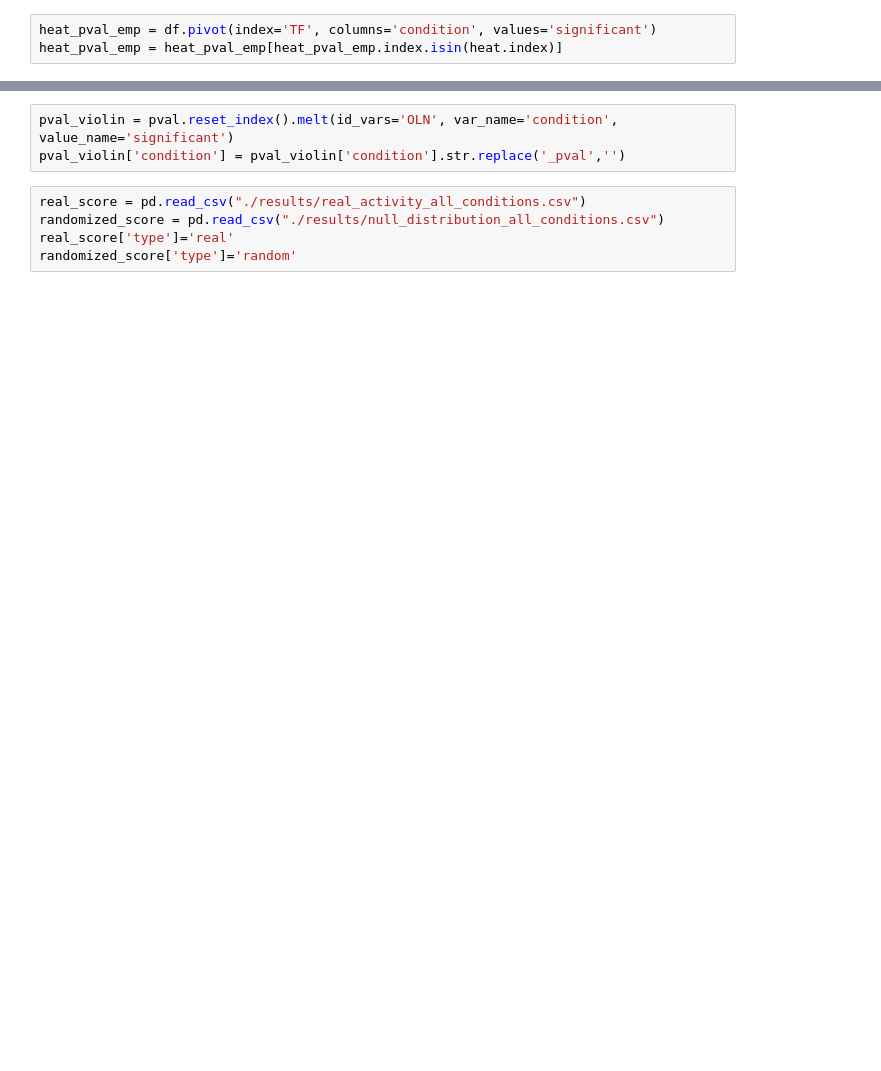
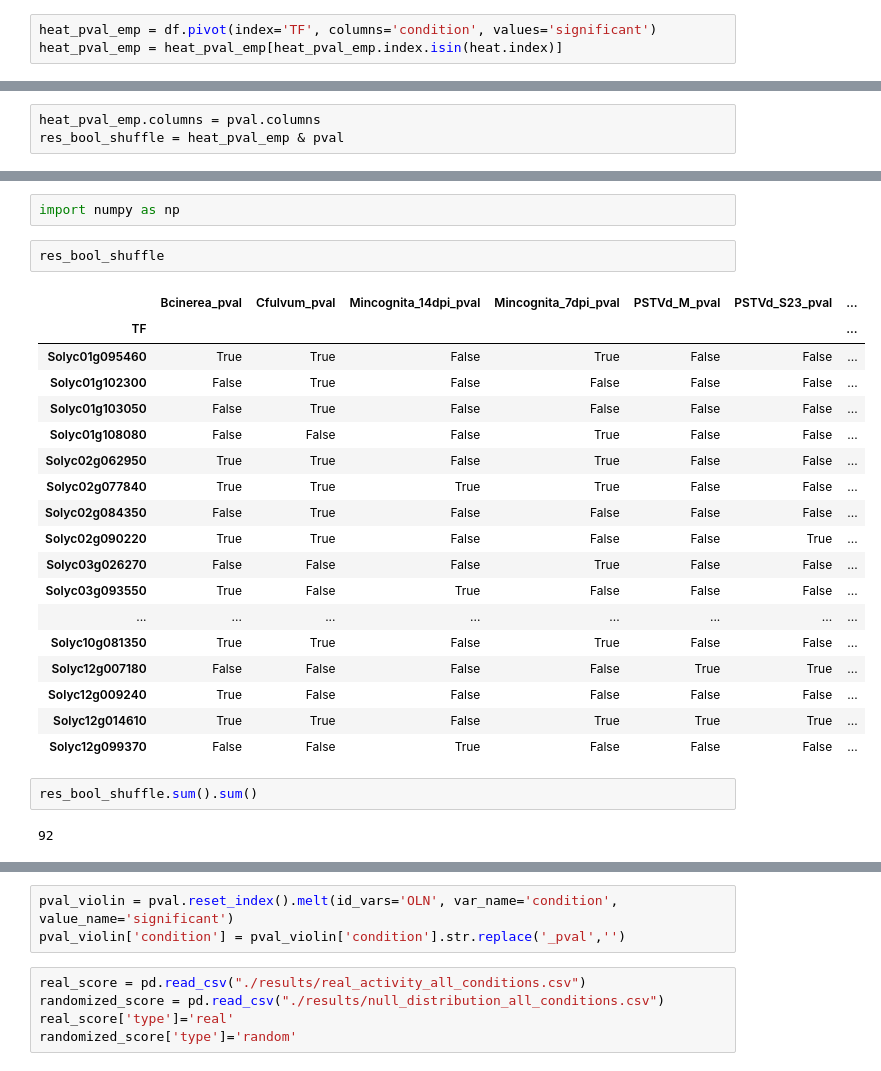
Before and after one commit to Plant-Net/GENIAL_Framework, a Jupyter notebook: Shuffle/plot_shuffle.ipynb, the cells around one changed output, grey strips where cells are left out. Drawn from its saved outputs; the diff is of its cells as text; blank space fills up the shorter version.

```diff
--- a/Shuffle/plot_shuffle.ipynb
+++ b/Shuffle/plot_shuffle.ipynb
@@ -124,0 +100,3 @@ plt.show()
+# %%
+heat_pval_emp.columns = pval.columns
+res_bool_shuffle = heat_pval_emp & pval
@@ -124,0 +107,27 @@ plt.show()
+# %%
+import numpy as np
+# %%
+res_bool_shuffle
+# %% [output]
+|  | Bcinerea_pval | Cfulvum_pval | Mincognita_14dpi_pval | Mincognita_7dpi_pval | PSTVd_M_pval | PSTVd_S23_pval | ... |
+| TF |  |  |  |  |  |  | ... |
+| Solyc01g095460 | True | True | False | True | False | False | ... |
+| Solyc01g102300 | False | True | False | False | False | False | ... |
+| Solyc01g103050 | False | True | False | False | False | False | ... |
+| Solyc01g108080 | False | False | False | True | False | False | ... |
+| Solyc02g062950 | True | True | False | True | False | False | ... |
+| Solyc02g077840 | True | True | True | True | False | False | ... |
+| Solyc02g084350 | False | True | False | False | False | False | ... |
+| Solyc02g090220 | True | True | False | False | False | True | ... |
+| Solyc03g026270 | False | False | False | True | False | False | ... |
+| Solyc03g093550 | True | False | True | False | False | False | ... |
+| ... | ... | ... | ... | ... | ... | ... | ... |
+| Solyc10g081350 | True | True | False | True | False | False | ... |
+| Solyc12g007180 | False | False | False | False | True | True | ... |
+| Solyc12g009240 | True | False | False | False | False | False | ... |
+| Solyc12g014610 | True | True | False | True | True | True | ... |
+| Solyc12g099370 | False | False | True | False | False | False | ... |
+# %%
+res_bool_shuffle.sum().sum()
+# %% [output]
+92
```
Also changed, not shown: parts of 23 cells of this notebook, 4 other files.
